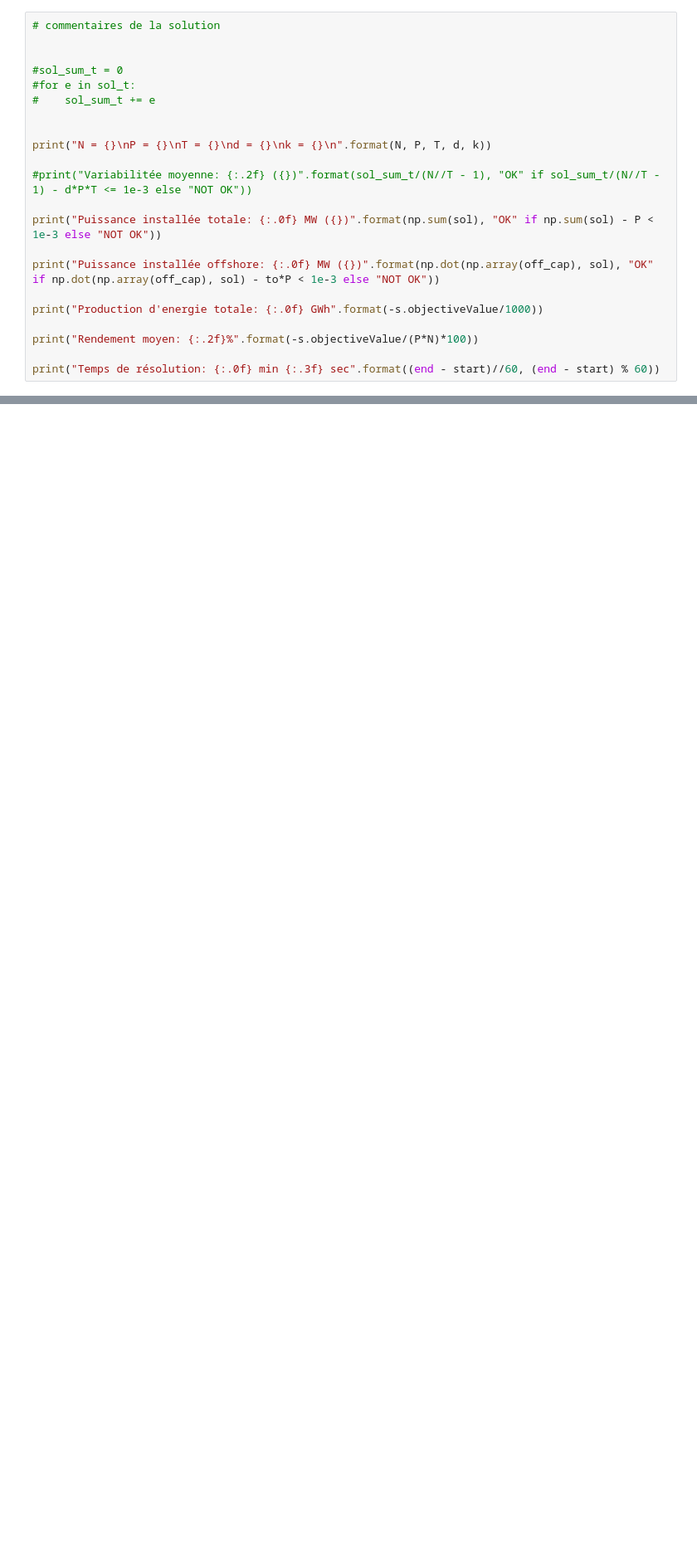
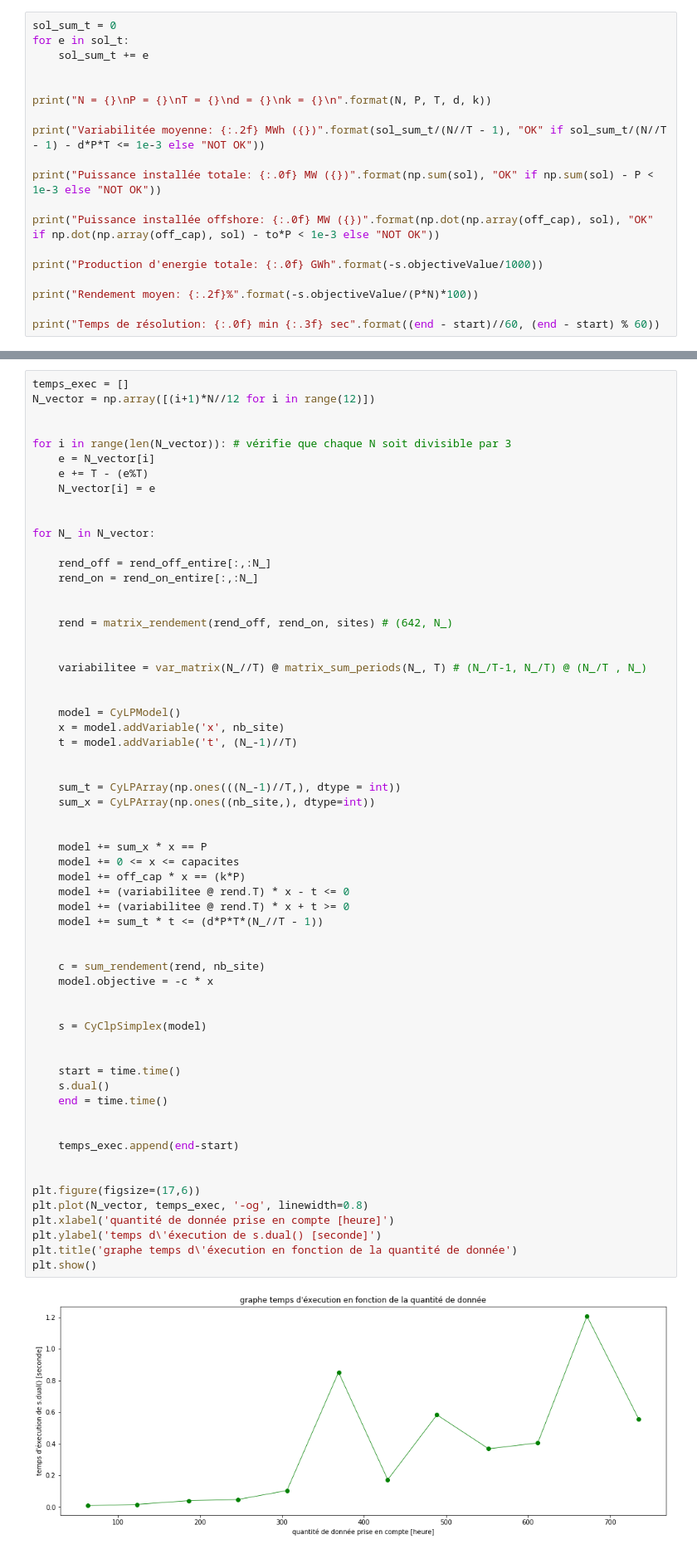
Before and after one commit to Zepp176/Projet_optimisation, a Jupyter notebook: Rapport-propre.ipynb, the cells around one changed output, grey strips where cells are left out. Shown at 83% size. Saved outputs shown, nothing was run; the diff lists cells and outputs as text; blank space fills up the shorter version.

```diff
--- a/Rapport-propre.ipynb
+++ b/Rapport-propre.ipynb
@@ -237,15 +243,12 @@ optimal
 # %%
-# commentaires de la solution
-
-
-#sol_sum_t = 0
-#for e in sol_t:
-#    sol_sum_t += e
+sol_sum_t = 0
+for e in sol_t:
+    sol_sum_t += e
 
 
 print("N = {}\nP = {}\nT = {}\nd = {}\nk = {}\n".format(N, P, T, d, k))
 
-#print("Variabilitée moyenne: {:.2f} ({})".format(sol_sum_t/(N//T - 1), "OK" if sol_sum_t/(N//T - 1) - d*P*T <= 1e-3 else "NOT OK"))
+print("Variabilitée moyenne: {:.2f} MWh ({})".format(sol_sum_t/(N//T - 1), "OK" if sol_sum_t/(N//T - 1) - d*P*T <= 1e-3 else "NOT OK"))
 
 print("Puissance installée totale: {:.0f} MW ({})".format(np.sum(sol), "OK" if np.sum(sol) - P < 1e-3 else "NOT OK"))
 
@@ -270,0 +314,63 @@ Temps de résolution: 0 min 0.002 sec
+# %%
+temps_exec = []
+N_vector = np.array([(i+1)*N//12 for i in range(12)])
+
+
+for i in range(len(N_vector)): # vérifie que chaque N soit divisible par 3
+    e = N_vector[i]
+    e += T - (e%T)
+    N_vector[i] = e
+
+
+for N_ in N_vector:
+
+    rend_off = rend_off_entire[:,:N_]
+    rend_on = rend_on_entire[:,:N_]
+
+
+    rend = matrix_rendement(rend_off, rend_on, sites) # (642, N_)
+
+
+    variabilitee = var_matrix(N_//T) @ matrix_sum_periods(N_, T) # (N_/T-1, N_/T) @ (N_/T , N_)
+
+
+    model = CyLPModel()
+    x = model.addVariable('x', nb_site)
+    t = model.addVariable('t', (N_-1)//T)
+
+
+    sum_t = CyLPArray(np.ones(((N_-1)//T,), dtype = int))
+    sum_x = CyLPArray(np.ones((nb_site,), dtype=int))
+
+
+    model += sum_x * x == P
+    model += 0 <= x <= capacites
+    model += off_cap * x == (k*P)
+    model += (variabilitee @ rend.T) * x - t <= 0
+    model += (variabilitee @ rend.T) * x + t >= 0
+    model += sum_t * t <= (d*P*T*(N_//T - 1))
+
+
+    c = sum_rendement(rend, nb_site)
+    model.objective = -c * x
+
+
+    s = CyClpSimplex(model)
+
+
+    start = time.time()
+    s.dual()
+    end = time.time()
+
+
+    temps_exec.append(end-start)
+
+
+plt.figure(figsize=(17,6))
+plt.plot(N_vector, temps_exec, '-og', linewidth=0.8)
+plt.xlabel('quantité de donnée prise en compte [heure]')
+plt.ylabel('temps d\'éxecution de s.dual() [seconde]')
+plt.title('graphe temps d\'éxecution en fonction de la quantité de donnée')
+plt.show()
+# %% [output]
+[figure, added]
```
Also changed, not shown: parts of 11 cells of this notebook.
